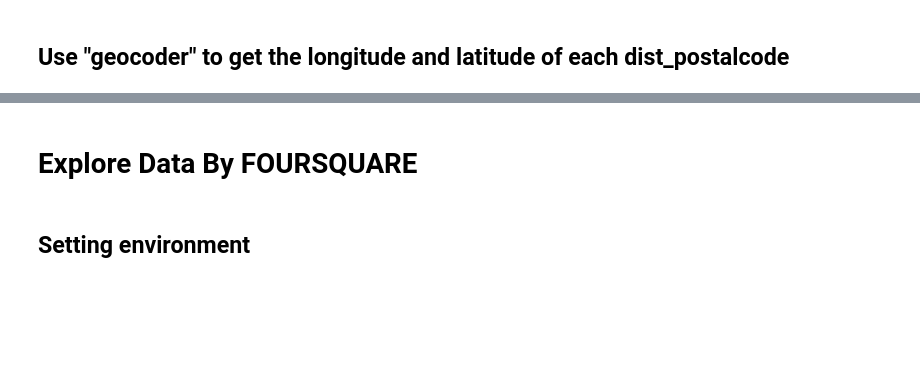
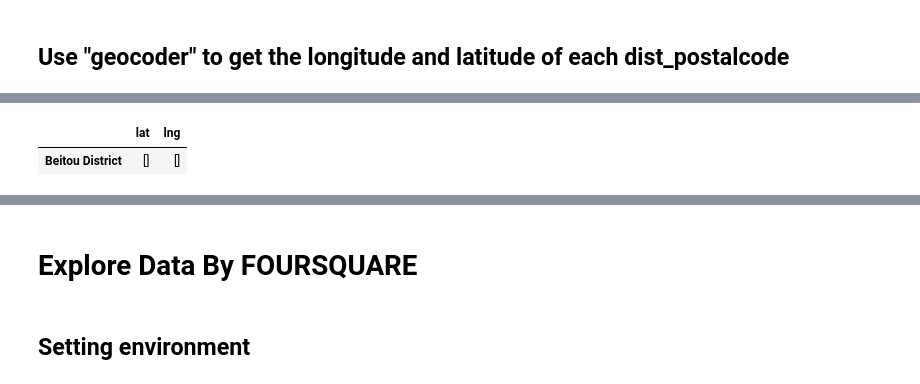
Before and after one commit to YuchiBai/Capsotne_project, a Jupyter notebook: capstone_project.ipynb, the cells around one changed output, grey strips where cells are left out. Saved outputs shown, nothing was run; the diff lists cells and outputs as text; code cells hidden in the pictures; blank space fills up the shorter version.

```diff
--- a/capstone_project.ipynb
+++ b/capstone_project.ipynb
@@ -86,0 +212,13 @@ print((location_Newyork.latitude, location_Newyork.longitude))
+# %%
+
+output = []
+for x in taipei_location['Beitou District'][0]:
+    if x not in output:
+        output.append(x)
+df = {'lat':{'Beitou District':[]},'lng':{'Beitou District':[]}}
+df = pd.DataFrame(df)
+# df['Beitou District'] = [output[i][0] for i in range(len(output)) ]
+df
+# %% [output]
+|  | lat | lng |
+| Beitou District | [] | [] |
```
Also changed, not shown: parts of 20 cells of this notebook.
